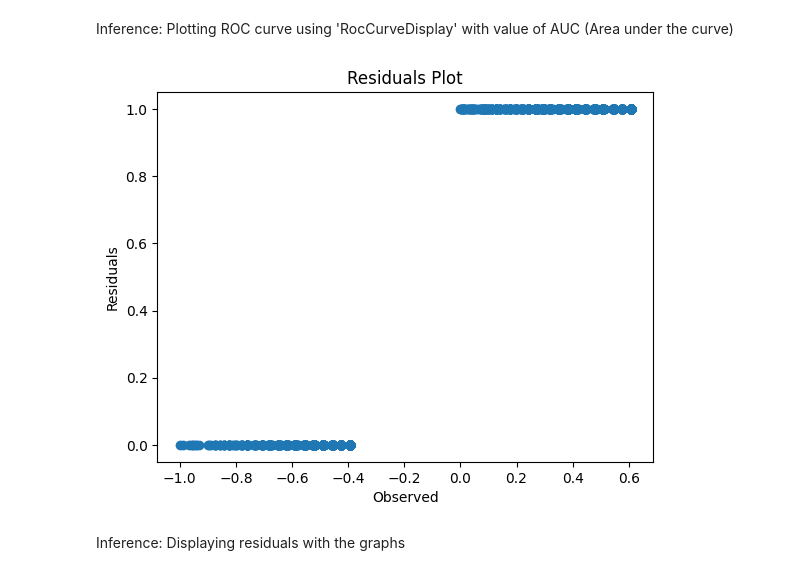
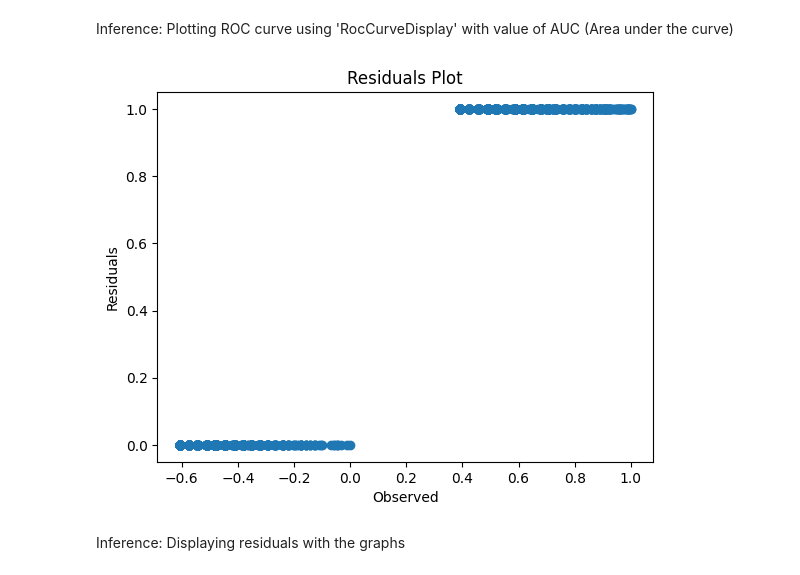
Before and after one commit to ThePunisher-17/Christ-University-Machine-Learning-Sem-1, a Jupyter notebook: Lab 5/Task.ipynb, the cells around one changed output. Cells and saved outputs as stored; diff of their text form; code cells hidden in the pictures.

```diff
--- a/Lab 5/Task.ipynb
+++ b/Lab 5/Task.ipynb
@@ -354,14 +358,14 @@ RocCurveDisplay.from_estimator(lr, X_test, y_test)
 # %% [markdown]
 Inference: Plotting ROC curve using 'RocCurveDisplay' with value of AUC (Area under the curve)
 # %%
-residuals = y_test - lr.predict_proba(X_test)[:, 1]
+residuals = y_test - lr.predict_proba(X_test)[:, 0]
 plt.scatter(residuals, y_test)
 plt.xlabel('Observed')
 plt.ylabel('Residuals')
 plt.title('Residuals Plot')
 plt.show()
 # %% [output]
-[figure, old version]
+[figure, new version]
 # %% [markdown]
 Inference: Displaying residuals with the graphs
 # %%
```
Also changed, not shown: parts of 2 cells of this notebook, 2 other files.
